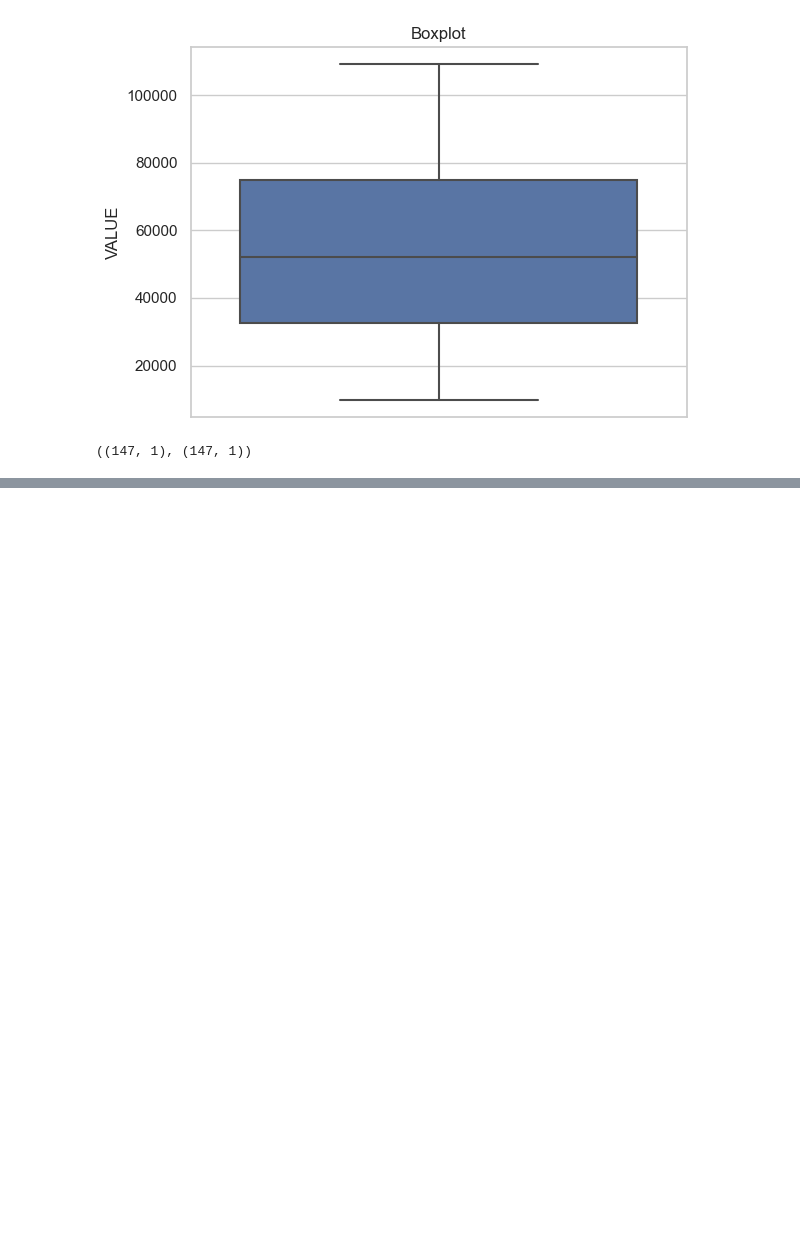
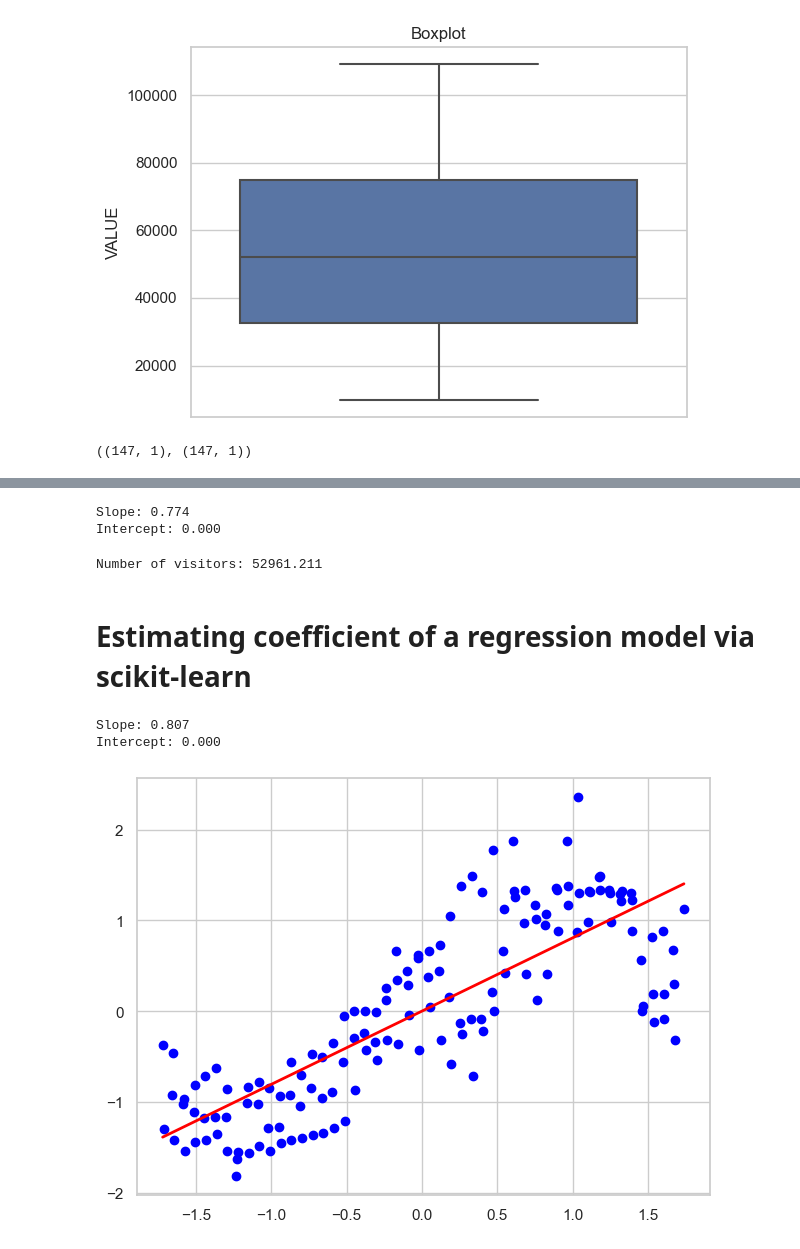
Before and after one commit to CCT-Dublin/ca1-claireobrien00, a Jupyter notebook: Passenger Movement.ipynb, the cells around one changed output, grey strips where cells are left out. Saved outputs shown, nothing was run; the diff lists cells and outputs as text; code cells hidden in the pictures; blank space fills up the shorter version.

Commit message:
Machine Learning

```diff
--- a/Passenger Movement.ipynb
+++ b/Passenger Movement.ipynb
@@ -894,8 +894,8 @@ sc_y = StandardScaler()
 #y_std = preproc.minmax_scale(y)
 #df["minmax"] = preproc.minmax_scale(df[[" n_tokens_content"]]) #2 brackets as 2 dimensions
 # Train the objects using fit_transform()
-#X_std = sc_x.fit_transform(X)
-#y_std = sc_y.fit_transform(y)
+X_std = sc_x.fit_transform(X)
+y_std = sc_y.fit_transform(y)
 #Data is skewed to the right so trying minmax scaling
 y_len = len(y_std)
 
@@ -942,6 +966,26 @@ plt.show()
 # Display the slope and intercept of the line
 print('Slope: %.3f' % lr.w_[1])
 print('Intercept: %.3f' % lr.w_[0])
+# %% [output]
+Slope: 0.774
+Intercept: 0.000
+# %%
+# Transform the year
+year_std = preproc.minmax_scale([[1970]])
+
+
+# Predicted visitors based on the year
+vistors_std = lr.predict(year_std)
+
+# Reshape the price_std array to be 2D
+vistors_std_2d = vistors_std.reshape(-1, 1)
+
+# Display the predicted number based on 1970
+print("Number of visitors: %.3f" % sc_y.inverse_transform(vistors_std_2d))
+# %% [output]
+Number of visitors: 52961.211
+# %% [markdown]
+# Estimating coefficient of a regression model via scikit-learn
 # %%
 # import LinearRegression from sklearn library
 from sklearn.linear_model import LinearRegression
@@ -950,7 +994,7 @@ from sklearn.linear_model import LinearRegression
 slr = LinearRegression()
 
 # Train the model
-slr.fit(X, y)
+slr.fit(X_std, y_std)
 
 # Predict the results
 y_pred = slr.predict(X)
@@ -958,14 +1002,19 @@ y_pred = slr.predict(X)
 # Display the Slope and Intercept values
 print('Slope: %.3f' % slr.coef_[0])
 print('Intercept: %.3f' % slr.intercept_)
+# %% [output]
+Slope: 0.807
+Intercept: 0.000
 # %%
 # Display the regression plot using lin_regplot() method
-lin_regplot(X, y, slr)
+lin_regplot(X_std, y_std, slr)
 plt.xlabel('')
 plt.ylabel('')
 plt.tight_layout()
 # plt.savefig('./figures/scikit_lr_fit.png', dpi=300)
 plt.show()
+# %% [output]
+[figure, added]
 # %%
 # import RANSACRegressor library
 from sklearn.linear_model import RANSACRegressor
```
Also changed, not shown: parts of 51 cells of this notebook, 3 other files.
